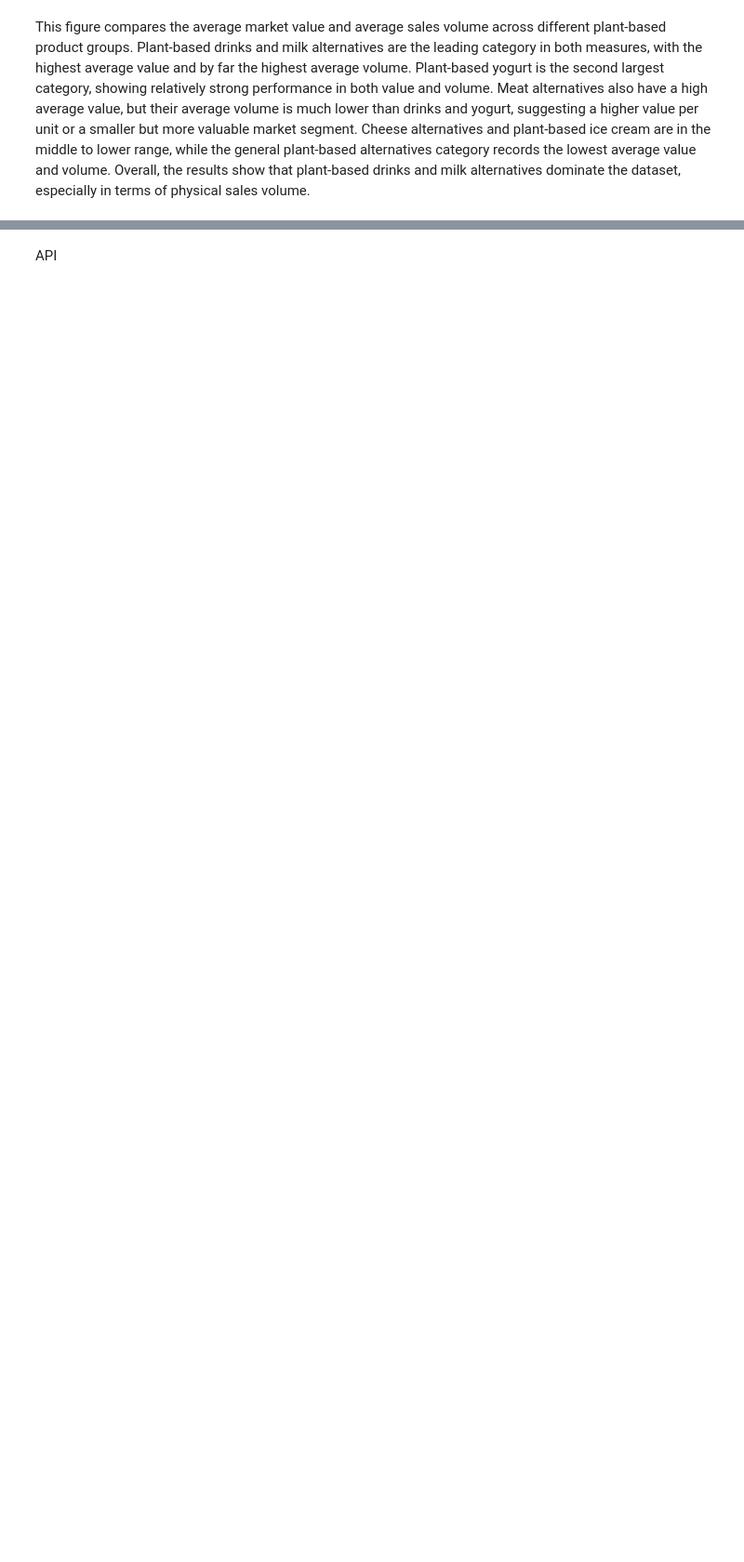
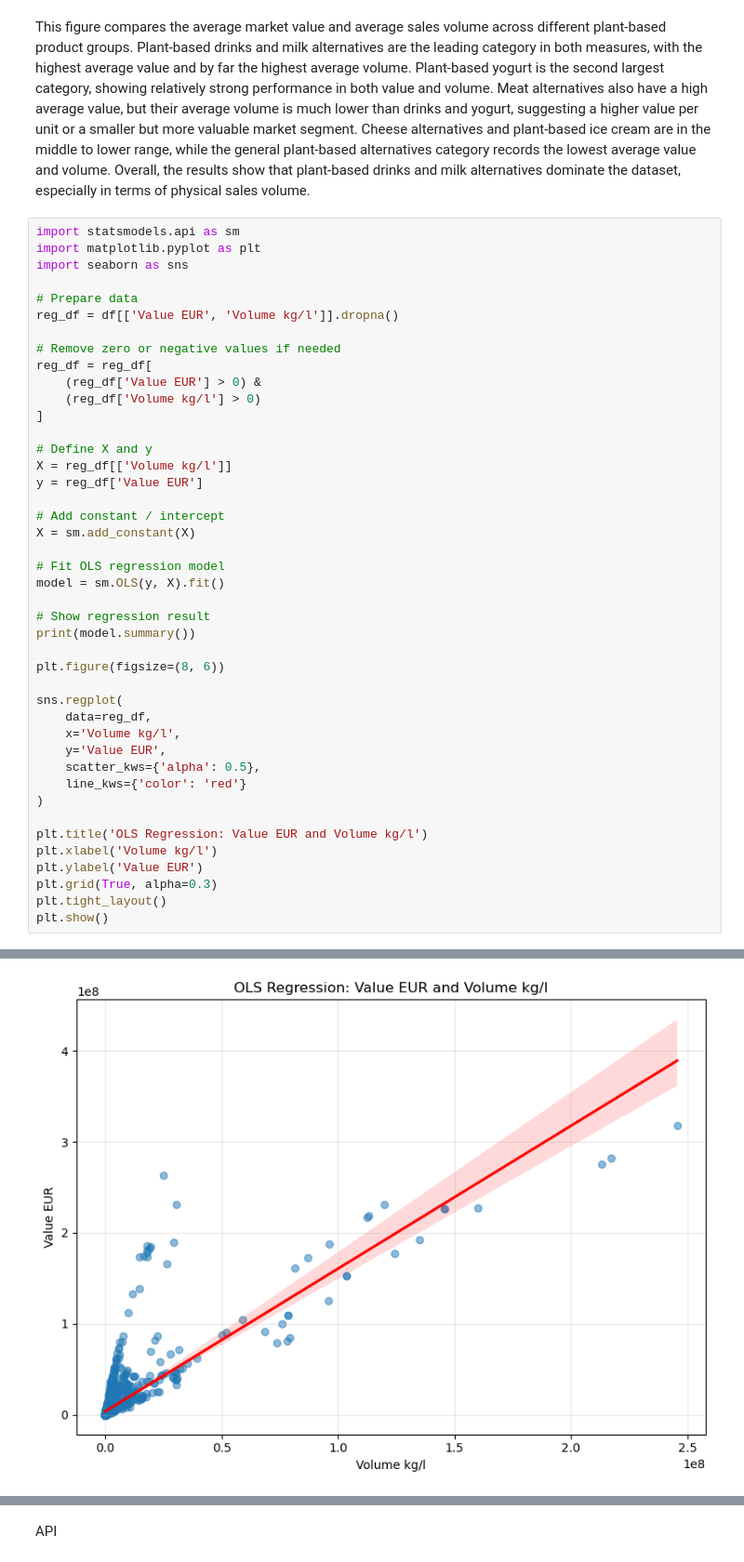
Before and after one commit to huangshuojason/Video-Analysis--DataScience-Group, a Jupyter notebook: notebooks/0603 Group I.ipynb, the cells around one changed output, grey strips where cells are left out. Shown at 93% size. Drawn from its saved outputs; the diff is of its cells as text; blank space fills up the shorter version.

```diff
--- a/notebooks/0603 Group I.ipynb
+++ b/notebooks/0603 Group I.ipynb
@@ -278,3 +279,47 @@ plt.show()
 [figure]
 # %% [markdown]
 This figure compares the average market value and average sales volume across different plant-based product groups. Plant-based drinks and milk alternatives are the leading category in both measures, with the highest average value and by far the highest average volume. Plant-based yogurt is the second largest category, showing relatively strong performance in both value and volume. Meat alternatives also have a high average value, but their average volume is much lower than drinks and yogurt, suggesting a higher value per unit or a smaller but more valuable market segment. Cheese alternatives and plant-based ice cream are in the middle to lower range, while the general plant-based alternatives category records the lowest average value and volume. Overall, the results show that plant-based drinks and milk alternatives dominate the dataset, especially in terms of physical sales volume.
+# %%
+import statsmodels.api as sm
+import matplotlib.pyplot as plt
+import seaborn as sns
+
+# Prepare data
+reg_df = df[['Value EUR', 'Volume kg/l']].dropna()
+
+# Remove zero or negative values if needed
+reg_df = reg_df[
+    (reg_df['Value EUR'] > 0) &
+    (reg_df['Volume kg/l'] > 0)
+]
+
+# Define X and y
+X = reg_df[['Volume kg/l']]
+y = reg_df['Value EUR']
+
+# Add constant / intercept
+X = sm.add_constant(X)
+
+# Fit OLS regression model
+model = sm.OLS(y, X).fit()
+
+# Show regression result
+print(model.summary())
+
+plt.figure(figsize=(8, 6))
+
+sns.regplot(
+    data=reg_df,
+    x='Volume kg/l',
+    y='Value EUR',
+    scatter_kws={'alpha': 0.5},
+    line_kws={'color': 'red'}
+)
+
+plt.title('OLS Regression: Value EUR and Volume kg/l')
+plt.xlabel('Volume kg/l')
+plt.ylabel('Value EUR')
+plt.grid(True, alpha=0.3)
+plt.tight_layout()
+plt.show()
+# %% [output]
@@ -280,0 +343 @@ This figure compares the average market value and average sales volume across di
+[figure, added]
```
Also changed, not shown: parts of 3 cells of this notebook.
